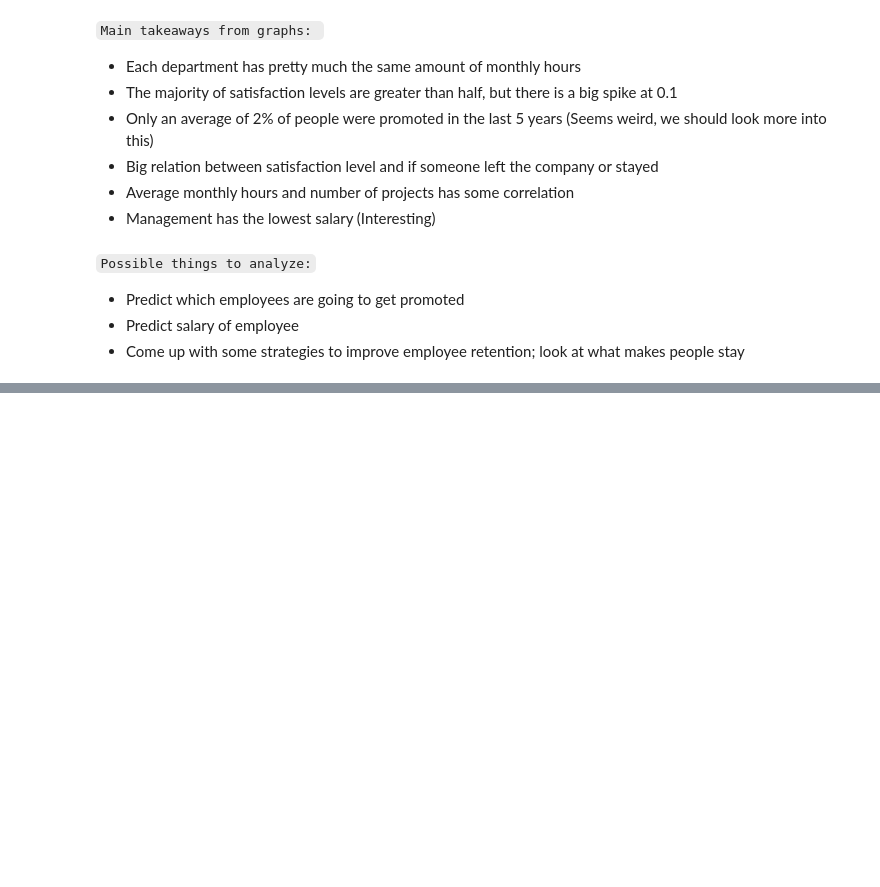
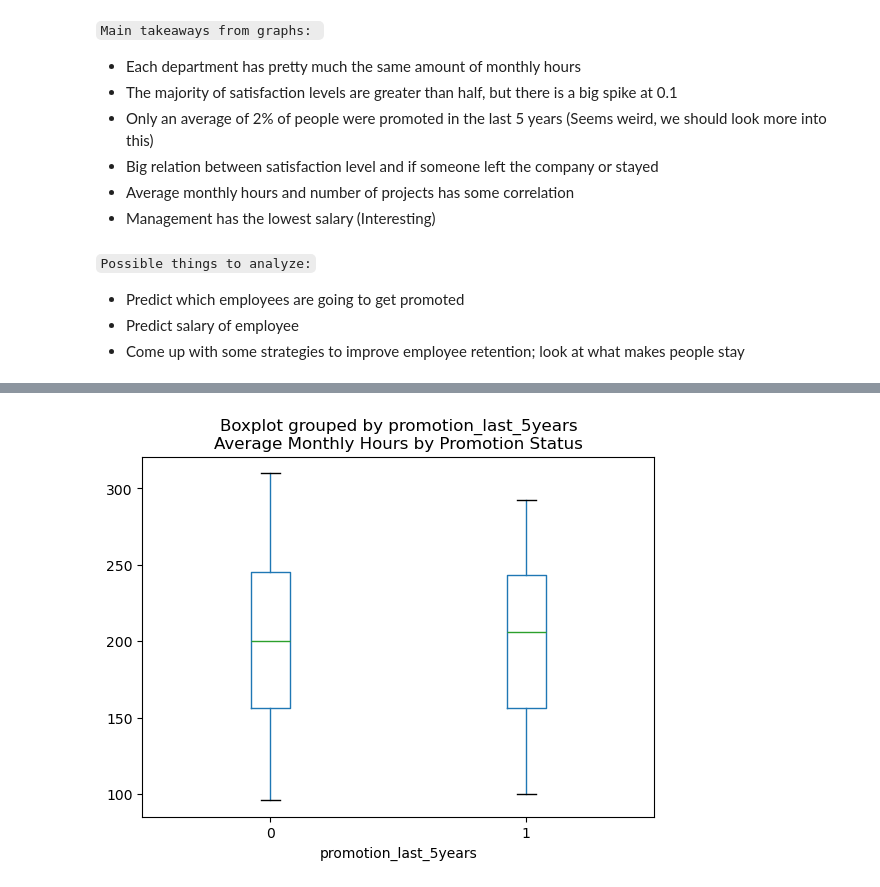
Before and after one commit to zacharyartman/aai501-group2, a Jupyter notebook: main.ipynb, the cells around one changed output, grey strips where cells are left out. Cells and saved outputs as stored; diff of their text form; code cells hidden in the pictures; blank space fills up the shorter version.

```diff
--- a/main.ipynb
+++ b/main.ipynb
@@ -143,0 +192,6 @@ plt.show()
+# %%
+df.boxplot(column='average_montly_hours', by='promotion_last_5years', grid=False)
+plt.title('Average Monthly Hours by Promotion Status')
+plt.show()
+# %% [output]
+[figure, added]
```
Also changed, not shown: parts of 6 cells of this notebook.
